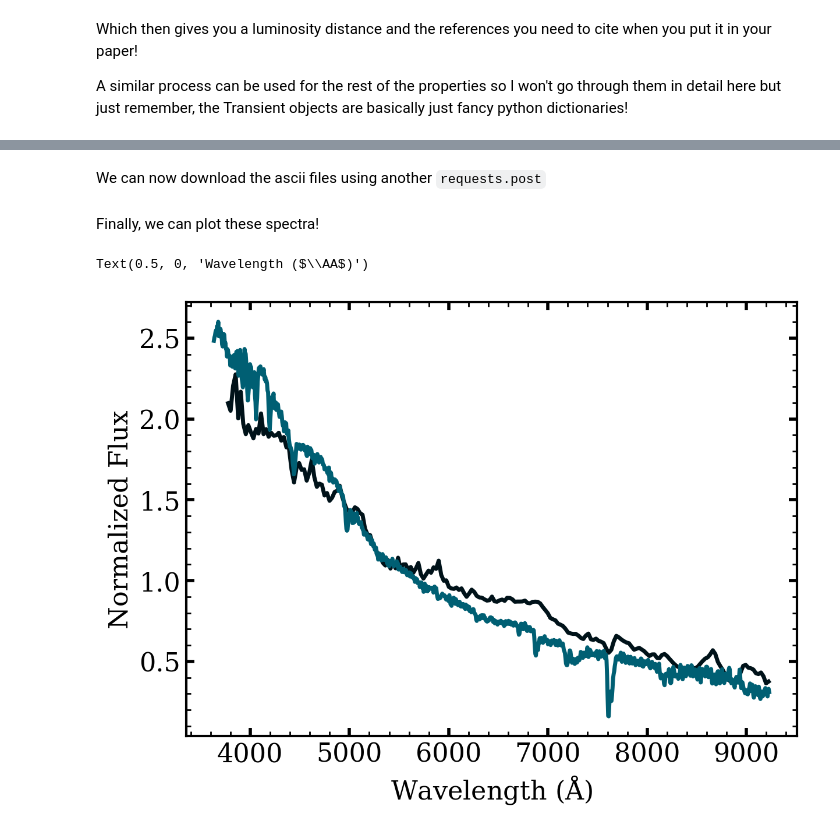
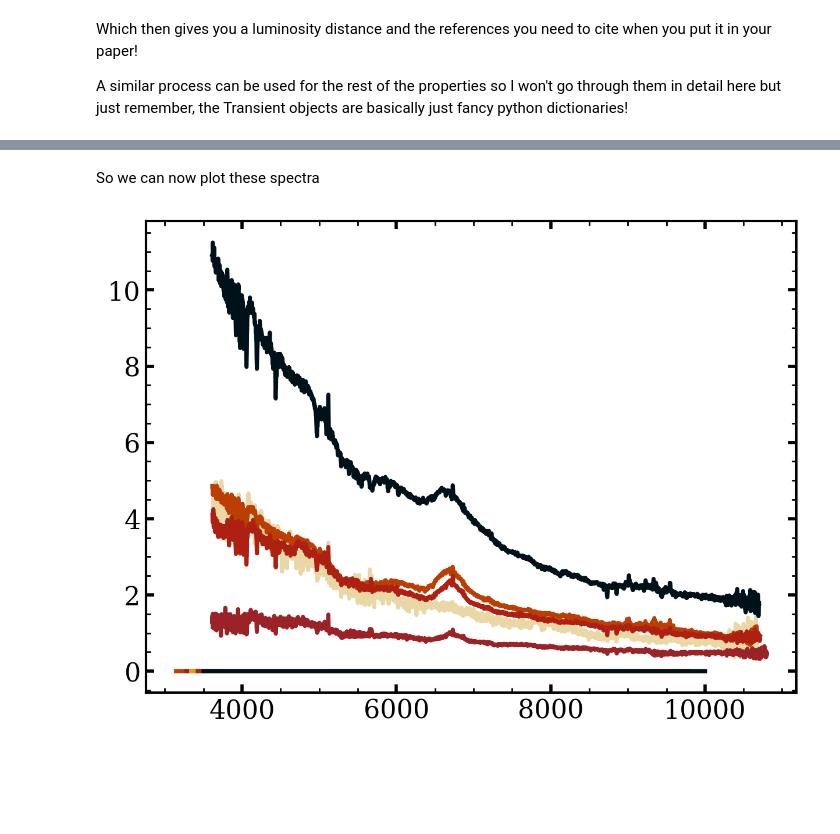
Before and after one commit to astro-otter/examples, a Jupyter notebook: transient_objects.ipynb, the cells around one changed output, grey strips where cells are left out. Drawn from its saved outputs; the diff is of its cells as text; code cells hidden in the pictures; blank space fills up the shorter version.

Commit message:
updates to the example notebooks now that we have OSC data in OTTER too

```diff
--- a/transient_objects.ipynb
+++ b/transient_objects.ipynb
@@ -224,0 +184,4 @@ print(response.text)
+# %%
+t = db.get_meta(names="2019azh")[0]
+spec = t.get_wiserep_spec()
+spec
@@ -250,27 +219,8 @@ spectra
-# %% [markdown]
-We can now download the ascii files using another `requests.post`
-# %%
-specfiles = []
-for spec in spectra:
-    file_url = spec["asciifile"]
-    filename = file_url.split("/")[-1]
-    outfile = os.path.join(os.getcwd(), filename)
-
-    response = requests.post(file_url, headers=headers, data=data)
-    df = pd.read_csv(io.StringIO(response.text), comment="#", sep="\s+", names=["wave", "flux", "flux_err"])
-    specfiles.append(df)
 # %% [markdown]
-Finally, we can plot these spectra!
+So we can now plot these spectra
 # %%
 fig, ax = plt.subplots()
-for spec in specfiles:
-    ax.plot(
-        spec.wave,
-        spec.flux/spec.flux.mean()
-    )
-
-ax.set_ylabel("Normalized Flux")
-ax.set_xlabel(r"Wavelength ($\AA$)")
+for k,s in spec[1].items():
+    ax.plot(s.wave, s.flux)
 # %% [output]
-Text(0.5, 0, 'Wavelength ($\\AA$)')
-[figure, old version]
+[figure, new version]
```
Also changed, not shown: parts of 10 cells of this notebook, 9 other files.
